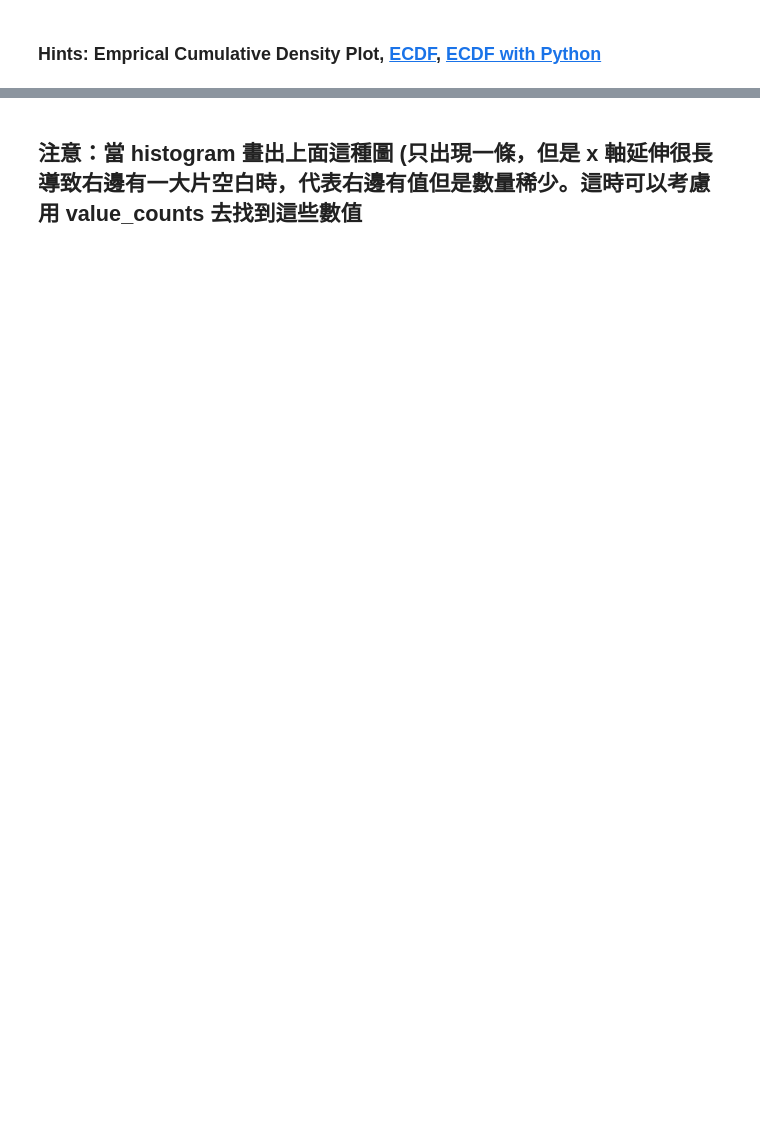
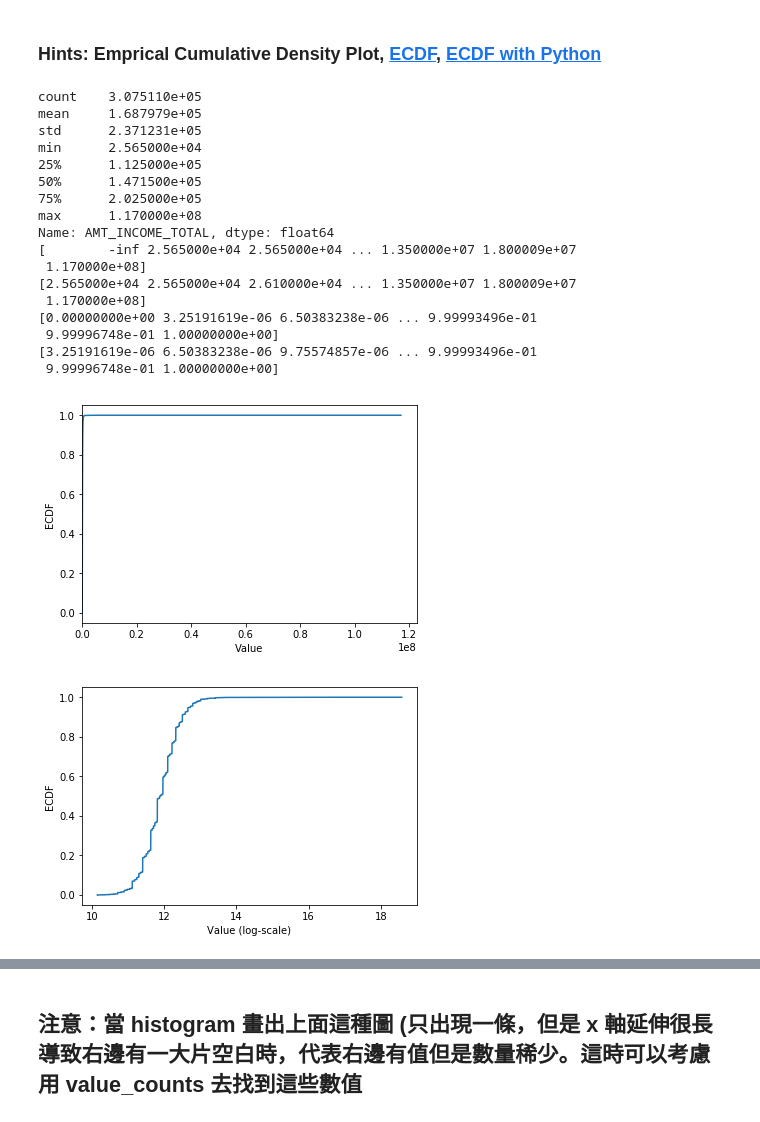
Before and after one commit to phoebe0511/2nd-ML100Days, a Jupyter notebook: homework/Day_006_HW.ipynb, the cells around one changed output, grey strips where cells are left out. Saved outputs shown, nothing was run; the diff lists cells and outputs as text; code cells hidden in the pictures; blank space fills up the shorter version.

```diff
--- a/homework/Day_006_HW.ipynb
+++ b/homework/Day_006_HW.ipynb
@@ -90,30 +101,58 @@ Numbers of remain columns  73
 # %%
 # 最大值離平均與中位數很遠
 print(app_train['AMT_INCOME_TOTAL'].describe())
 
 # 繪製 Empirical Cumulative Density Plot (ECDF)
-"""
-YOUR CODE HERE
-"""
-cdf =
+from statsmodels.distributions.empirical_distribution import ECDF
 
+cdf = ECDF(app_train['AMT_INCOME_TOTAL'])
 
-plt.plot(list(cdf.index), cdf/cdf.max())
+print(cdf.x)
+print(cdf.x[1:])
+cdf_x=cdf.x[1:]
+print(cdf.y)
+print(cdf.y[1:])
+cdf_y=cdf.y[1:]
+
+plt.plot(list(cdf_x), cdf_y/cdf_y.max())
+#plt.plot(list(cdf.index), cdf/cdf.max())
 plt.xlabel('Value')
 plt.ylabel('ECDF')
-plt.xlim([cdf.index.min(), cdf.index.max() * 1.05]) # 限制顯示圖片的範圍
+plt.xlim([cdf_x.min(), cdf_x.max() * 1.05])
+#plt.xlim([cdf.index.min(), cdf.index.max() * 1.05]) # 限制顯示圖片的範圍
 plt.ylim([-0.05,1.05]) # 限制顯示圖片的範圍
 
 plt.show()
 
 # 改變 y 軸的 Scale, 讓我們可以正常檢視 ECDF
-plt.plot(np.log(list(cdf.index)), cdf/cdf.max())
+plt.plot(np.log(list(cdf_x)), cdf_y/cdf_y.max())
+#plt.plot(np.log(list(cdf.index)), cdf/cdf.max())
 plt.xlabel('Value (log-scale)')
 plt.ylabel('ECDF')
 
 plt.ylim([-0.05,1.05]) # 限制顯示圖片的範圍
 
 plt.show()
+# %% [output]
+count    3.075110e+05
+mean     1.687979e+05
+std      2.371231e+05
+min      2.565000e+04
+25%      1.125000e+05
+50%      1.471500e+05
+75%      2.025000e+05
+max      1.170000e+08
+Name: AMT_INCOME_TOTAL, dtype: float64
+[        -inf 2.565000e+04 2.565000e+04 ... 1.350000e+07 1.800009e+07
+ 1.170000e+08]
+[2.565000e+04 2.565000e+04 2.610000e+04 ... 1.350000e+07 1.800009e+07
+ 1.170000e+08]
+[0.00000000e+00 3.25191619e-06 6.50383238e-06 ... 9.99993496e-01
+ 9.99996748e-01 1.00000000e+00]
+[3.25191619e-06 6.50383238e-06 9.75574857e-06 ... 9.99993496e-01
+ 9.99996748e-01 1.00000000e+00]
+[figure, added]
+[figure, added]
 # %% [markdown]
 ## 補充：Normal dist 的 ECDF
 ![ecdf_normal](https://au.mathworks.com/help/examples/stats/win64/PlotEmpiricalCdfAndCompareWithSamplingDistributionExample_01.png)
```
Also changed, not shown: parts of 6 cells of this notebook.
